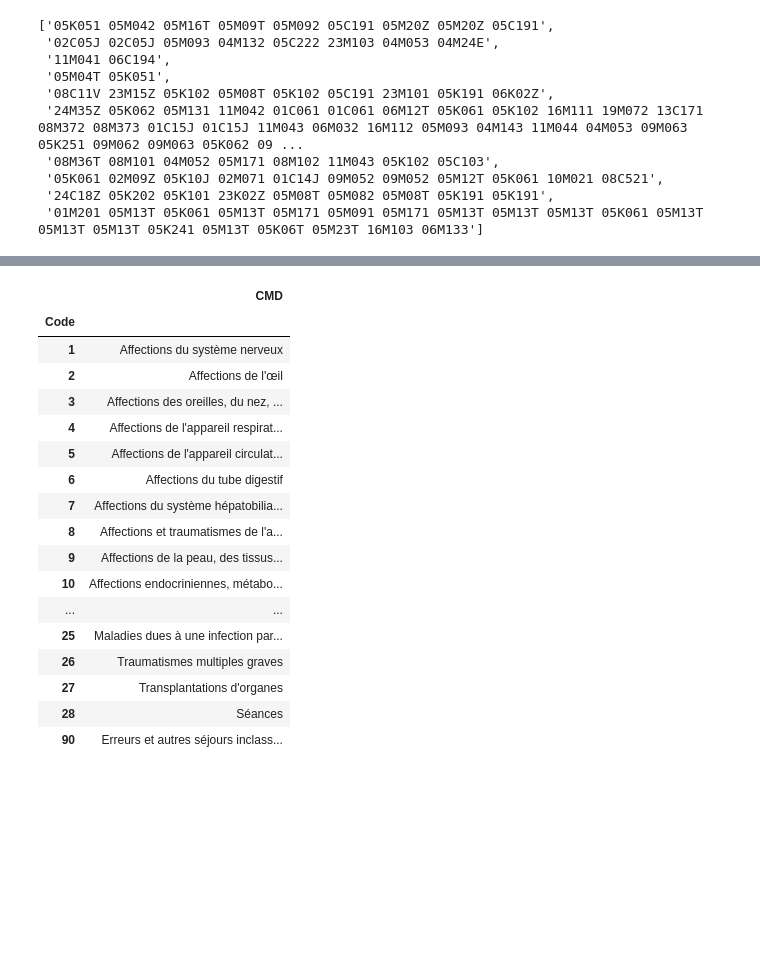
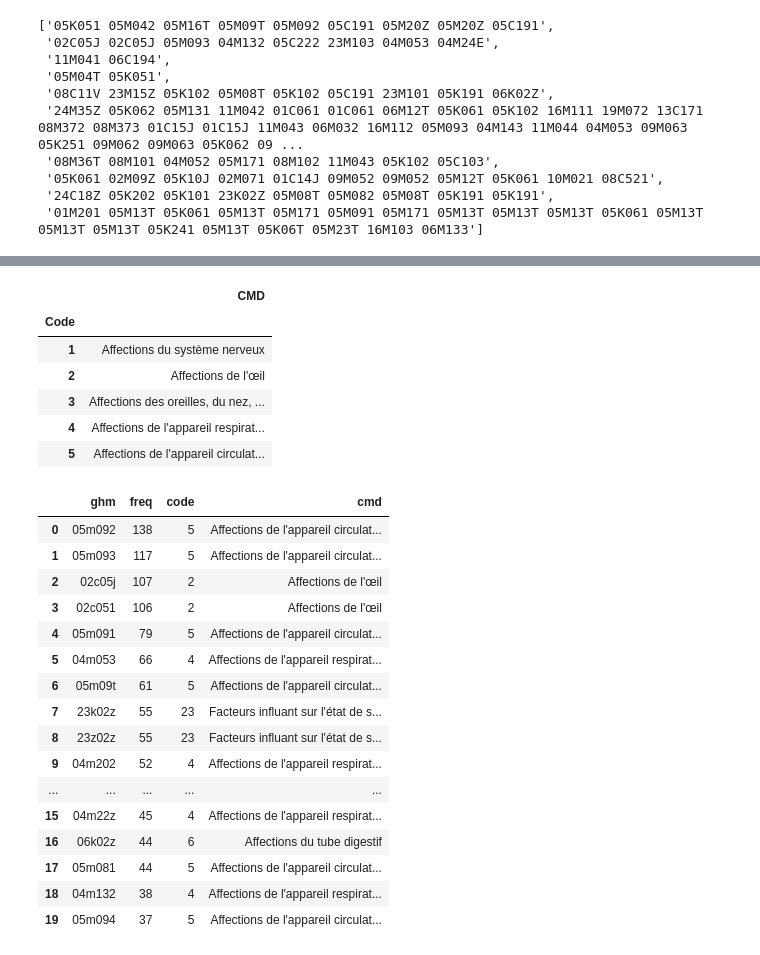
Before and after one commit to Kirscher/TextMining_Parcours_de_soin, a Jupyter notebook: text_mining/motifs_frequents_tfidf.ipynb, the cells around one changed output, grey strips where cells are left out. Cells and saved outputs as stored; diff of their text form; code cells hidden in the pictures; blank space fills up the shorter version.

```diff
--- a/text_mining/motifs_frequents_tfidf.ipynb
+++ b/text_mining/motifs_frequents_tfidf.ipynb
@@ -154,23 +101,12 @@ pd.DataFrame(dico).sort_values(by="freq", ascending=False).head(20)
 # %%
 cmd_ghm=pd.read_csv("../data/CMD_GHM.csv", index_col=0)
 # %%
-cmd_ghm
+cmd_ghm.head()
 # %% [output]
 |  | CMD |
 | Code |  |
 | 1 | Affections du système nerveux |
 | 2 | Affections de l'œil |
 | 3 | Affections des oreilles, du nez, ... |
 | 4 | Affections de l'appareil respirat... |
 | 5 | Affections de l'appareil circulat... |
-| 6 | Affections du tube digestif |
-| 7 | Affections du système hépatobilia... |
-| 8 | Affections et traumatismes de l'a... |
-| 9 | Affections de la peau, des tissus... |
-| 10 | Affections endocriniennes, métabo... |
-| ... | ... |
-| 25 | Maladies dues à une infection par... |
-| 26 | Traumatismes multiples graves |
-| 27 | Transplantations d'organes |
-| 28 | Séances |
-| 90 | Erreurs et autres séjours inclass... |
@@ -177,3 +118,23 @@ cmd_ghm
+# %%
+ghm_pertinents
+# %% [output]
+|  | ghm | freq | code | cmd |
+| 0 | 05m092 | 138 | 5 | Affections de l'appareil circulat... |
+| 1 | 05m093 | 117 | 5 | Affections de l'appareil circulat... |
+| 2 | 02c05j | 107 | 2 | Affections de l'œil |
+| 3 | 02c051 | 106 | 2 | Affections de l'œil |
+| 4 | 05m091 | 79 | 5 | Affections de l'appareil circulat... |
+| 5 | 04m053 | 66 | 4 | Affections de l'appareil respirat... |
+| 6 | 05m09t | 61 | 5 | Affections de l'appareil circulat... |
+| 7 | 23k02z | 55 | 23 | Facteurs influant sur l'état de s... |
+| 8 | 23z02z | 55 | 23 | Facteurs influant sur l'état de s... |
+| 9 | 04m202 | 52 | 4 | Affections de l'appareil respirat... |
+| ... | ... | ... | ... | ... |
+| 15 | 04m22z | 45 | 4 | Affections de l'appareil respirat... |
+| 16 | 06k02z | 44 | 6 | Affections du tube digestif |
+| 17 | 05m081 | 44 | 5 | Affections de l'appareil circulat... |
+| 18 | 04m132 | 38 | 4 | Affections de l'appareil respirat... |
+| 19 | 05m094 | 37 | 5 | Affections de l'appareil circulat... |
 # %%
 pd.DataFrame(dico).sort_values(by="freq", ascending=False).head(20).plot.bar(x="ghm", y="freq")
 # %% [output]
```
Also changed, not shown: parts of 11 cells of this notebook.
